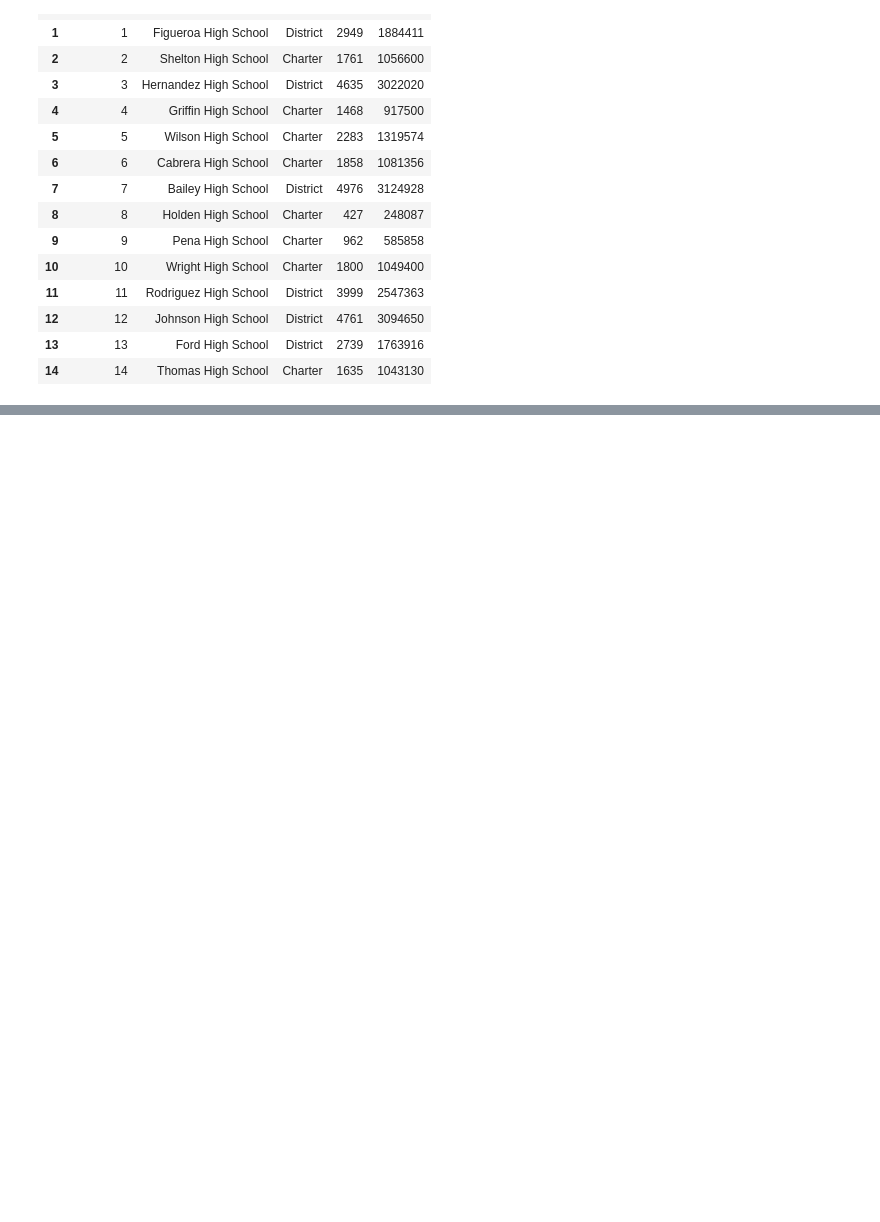
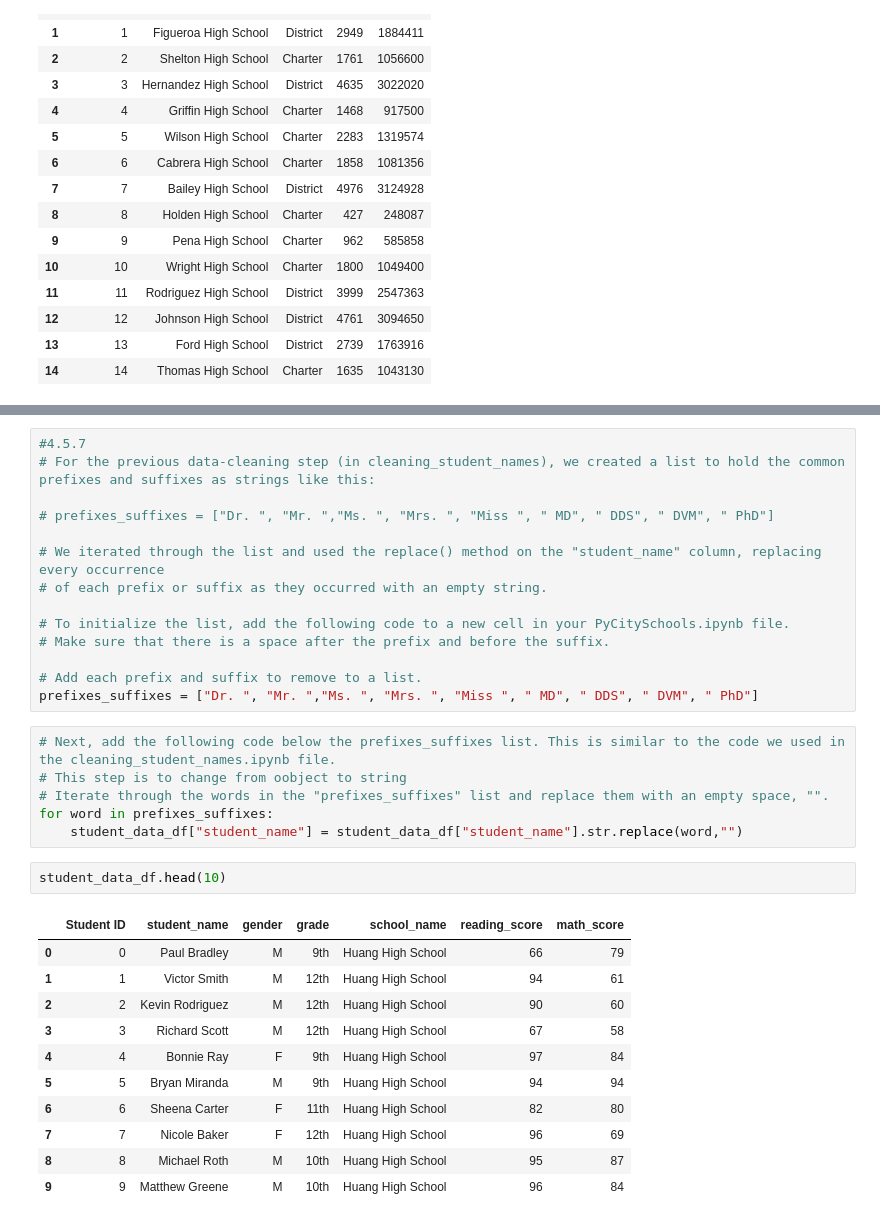
Before and after one commit to DJsef81/School_District_Analysis, a Jupyter notebook: PyCitySchools.ipynb, the cells around one changed output, grey strips where cells are left out. Cells and saved outputs as stored; diff of their text form; blank space fills up the shorter version.

```diff
--- a/PyCitySchools.ipynb
+++ b/PyCitySchools.ipynb
@@ -44,0 +190,34 @@ student_data_df.head()
+# %%
+#4.5.7
+# For the previous data-cleaning step (in cleaning_student_names), we created a list to hold the common prefixes and suffixes as strings like this:
+
+# prefixes_suffixes = ["Dr. ", "Mr. ","Ms. ", "Mrs. ", "Miss ", " MD", " DDS", " DVM", " PhD"]
+
+# We iterated through the list and used the replace() method on the "student_name" column, replacing every occurrence
+# of each prefix or suffix as they occurred with an empty string.
+
+# To initialize the list, add the following code to a new cell in your PyCitySchools.ipynb file.
+# Make sure that there is a space after the prefix and before the suffix.
+
+# Add each prefix and suffix to remove to a list.
+prefixes_suffixes = ["Dr. ", "Mr. ","Ms. ", "Mrs. ", "Miss ", " MD", " DDS", " DVM", " PhD"]
+# %%
+# Next, add the following code below the prefixes_suffixes list. This is similar to the code we used in the cleaning_student_names.ipynb file.
+# This step is to change from oobject to string
+# Iterate through the words in the "prefixes_suffixes" list and replace them with an empty space, "".
+for word in prefixes_suffixes:
+    student_data_df["student_name"] = student_data_df["student_name"].str.replace(word,"")
+# %%
+student_data_df.head(10)
+# %% [output]
+|  | Student ID | student_name | gender | grade | school_name | reading_score | math_score |
+| 0 | 0 | Paul Bradley | M | 9th | Huang High School | 66 | 79 |
+| 1 | 1 | Victor Smith | M | 12th | Huang High School | 94 | 61 |
+| 2 | 2 | Kevin Rodriguez | M | 12th | Huang High School | 90 | 60 |
+| 3 | 3 | Richard Scott | M | 12th | Huang High School | 67 | 58 |
+| 4 | 4 | Bonnie Ray | F | 9th | Huang High School | 97 | 84 |
+| 5 | 5 | Bryan Miranda | M | 9th | Huang High School | 94 | 94 |
+| 6 | 6 | Sheena Carter | F | 11th | Huang High School | 82 | 80 |
+| 7 | 7 | Nicole Baker | F | 12th | Huang High School | 96 | 69 |
+| 8 | 8 | Michael Roth | M | 10th | Huang High School | 95 | 87 |
+| 9 | 9 | Matthew Greene | M | 10th | Huang High School | 96 | 84 |
```
Also changed, not shown: parts of 12 cells of this notebook, 2 other files.
